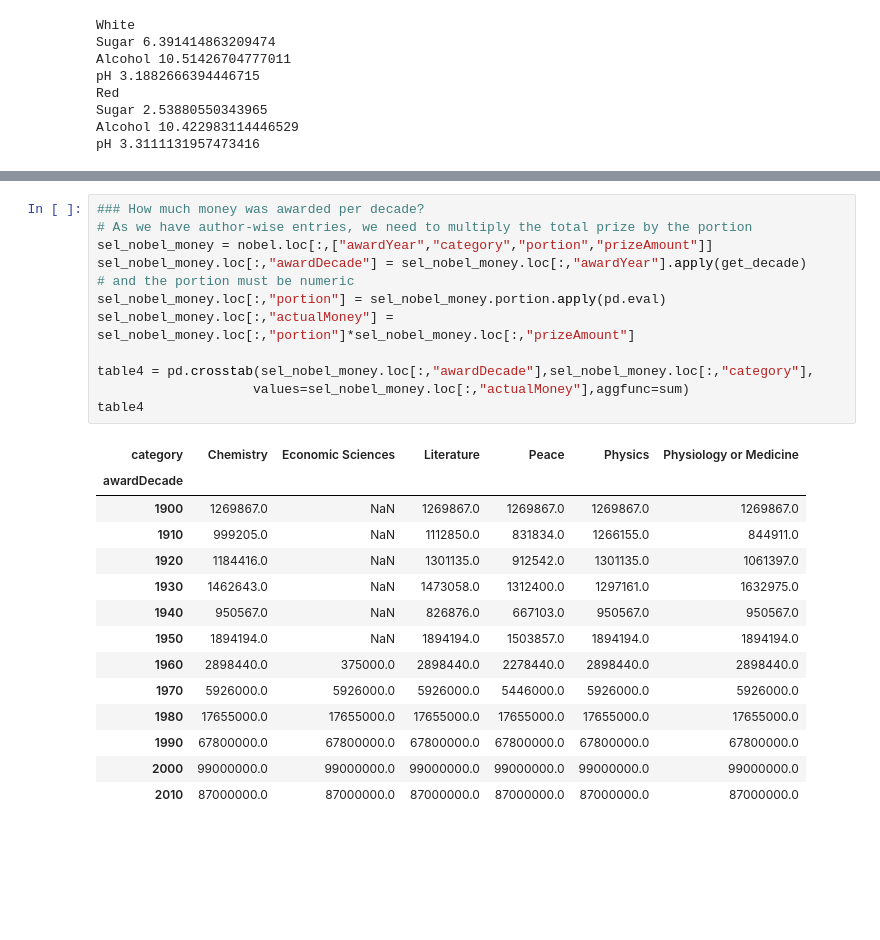
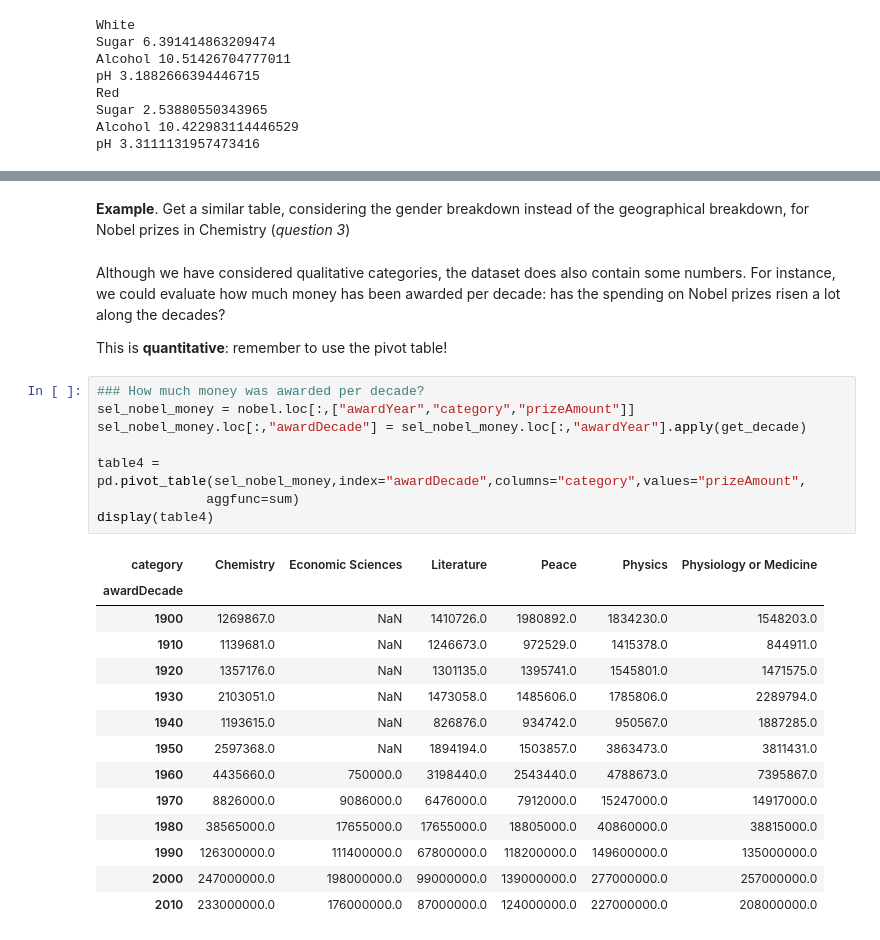
Before and after one commit to jherasdo/pythonic-chemistry, a Jupyter notebook: pythonic-chemistry/03-data-analysis/data-analysis-pandas.ipynb, the cells around one changed output, grey strips where cells are left out. Drawn from its saved outputs; the diff is of its cells as text; blank space fills up the shorter version.

```diff
--- a/pythonic-chemistry/03-data-analysis/data-analysis-pandas.ipynb
+++ b/pythonic-chemistry/03-data-analysis/data-analysis-pandas.ipynb
@@ -435,30 +495,32 @@ Continents and decades in Chemistry
 | 1990 | 1 | 0 | 9 | 8 | 0 |
 | 2000 | 0 | 7 | 4 | 13 | 1 |
 | 2010 | 1 | 6 | 12 | 8 | 0 |
-# %%
-### How much money was awarded per decade?
-# As we have author-wise entries, we need to multiply the total prize by the portion
-sel_nobel_money = nobel.loc[:,["awardYear","category","portion","prizeAmount"]]
-sel_nobel_money.loc[:,"awardDecade"] = sel_nobel_money.loc[:,"awardYear"].apply(get_decade)
-# and the portion must be numeric
-sel_nobel_money.loc[:,"portion"] = sel_nobel_money.portion.apply(pd.eval)
-sel_nobel_money.loc[:,"actualMoney"] = sel_nobel_money.loc[:,"portion"]*sel_nobel_money.loc[:,"prizeAmount"]
-
-table4 = pd.crosstab(sel_nobel_money.loc[:,"awardDecade"],sel_nobel_money.loc[:,"category"],
-                    values=sel_nobel_money.loc[:,"actualMoney"],aggfunc=sum)
-table4
-# %% [output]
-| category | Chemistry | Economic Sciences | Literature | Peace | Physics | Physiology or Medicine |
-| awardDecade |  |  |  |  |  |  |
-| 1900 | 1269867.0 | NaN | 1269867.0 | 1269867.0 | 1269867.0 | 1269867.0 |
-| 1910 | 999205.0 | NaN | 1112850.0 | 831834.0 | 1266155.0 | 844911.0 |
-| 1920 | 1184416.0 | NaN | 1301135.0 | 912542.0 | 1301135.0 | 1061397.0 |
-| 1930 | 1462643.0 | NaN | 1473058.0 | 1312400.0 | 1297161.0 | 1632975.0 |
-| 1940 | 950567.0 | NaN | 826876.0 | 667103.0 | 950567.0 | 950567.0 |
-| 1950 | 1894194.0 | NaN | 1894194.0 | 1503857.0 | 1894194.0 | 1894194.0 |
-| 1960 | 2898440.0 | 375000.0 | 2898440.0 | 2278440.0 | 2898440.0 | 2898440.0 |
-| 1970 | 5926000.0 | 5926000.0 | 5926000.0 | 5446000.0 | 5926000.0 | 5926000.0 |
-| 1980 | 17655000.0 | 17655000.0 | 17655000.0 | 17655000.0 | 17655000.0 | 17655000.0 |
-| 1990 | 67800000.0 | 67800000.0 | 67800000.0 | 67800000.0 | 67800000.0 | 67800000.0 |
-| 2000 | 99000000.0 | 99000000.0 | 99000000.0 | 99000000.0 | 99000000.0 | 99000000.0 |
-| 2010 | 87000000.0 | 87000000.0 | 87000000.0 | 87000000.0 | 87000000.0 | 87000000.0 |
+# %% [markdown]
+**Example**. Get a similar table, considering the gender breakdown instead of the geographical breakdown, for Nobel prizes in Chemistry (*question 3*)
+# %% [markdown]
+Although we have considered qualitative categories, the dataset does also contain some numbers. For instance, we could evaluate how much money has been awarded per decade: has the spending on Nobel prizes risen a lot along the decades?
+
+This is **quantitative**: remember to use the pivot table!
+# %%
+### How much money was awarded per decade?
+sel_nobel_money = nobel.loc[:,["awardYear","category","prizeAmount"]]
+sel_nobel_money.loc[:,"awardDecade"] = sel_nobel_money.loc[:,"awardYear"].apply(get_decade)
+
+table4 = pd.pivot_table(sel_nobel_money,index="awardDecade",columns="category",values="prizeAmount",
+              aggfunc=sum)
+display(table4)
+# %% [output]
+| category | Chemistry | Economic Sciences | Literature | Peace | Physics | Physiology or Medicine |
+| awardDecade |  |  |  |  |  |  |
+| 1900 | 1269867.0 | NaN | 1410726.0 | 1980892.0 | 1834230.0 | 1548203.0 |
+| 1910 | 1139681.0 | NaN | 1246673.0 | 972529.0 | 1415378.0 | 844911.0 |
+| 1920 | 1357176.0 | NaN | 1301135.0 | 1395741.0 | 1545801.0 | 1471575.0 |
+| 1930 | 2103051.0 | NaN | 1473058.0 | 1485606.0 | 1785806.0 | 2289794.0 |
+| 1940 | 1193615.0 | NaN | 826876.0 | 934742.0 | 950567.0 | 1887285.0 |
+| 1950 | 2597368.0 | NaN | 1894194.0 | 1503857.0 | 3863473.0 | 3811431.0 |
+| 1960 | 4435660.0 | 750000.0 | 3198440.0 | 2543440.0 | 4788673.0 | 7395867.0 |
+| 1970 | 8826000.0 | 9086000.0 | 6476000.0 | 7912000.0 | 15247000.0 | 14917000.0 |
+| 1980 | 38565000.0 | 17655000.0 | 17655000.0 | 18805000.0 | 40860000.0 | 38815000.0 |
+| 1990 | 126300000.0 | 111400000.0 | 67800000.0 | 118200000.0 | 149600000.0 | 135000000.0 |
+| 2000 | 247000000.0 | 198000000.0 | 99000000.0 | 139000000.0 | 277000000.0 | 257000000.0 |
+| 2010 | 233000000.0 | 176000000.0 | 87000000.0 | 124000000.0 | 227000000.0 | 208000000.0 |
```
Also changed, not shown: parts of 32 cells of this notebook, 4 other files.
